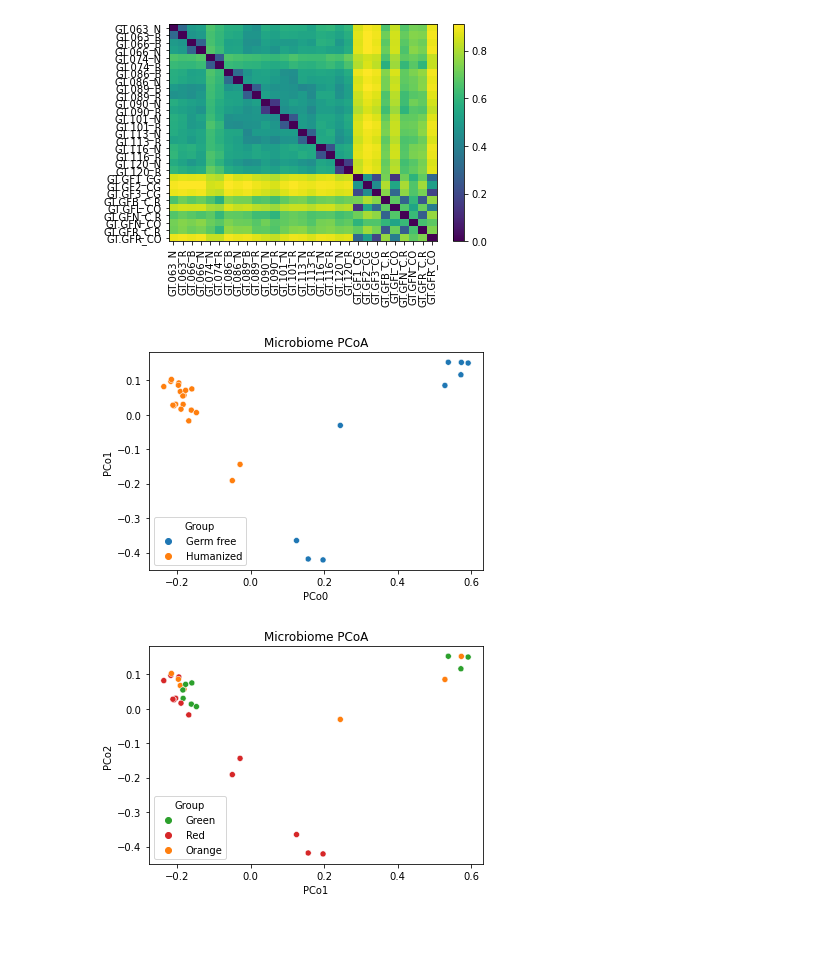
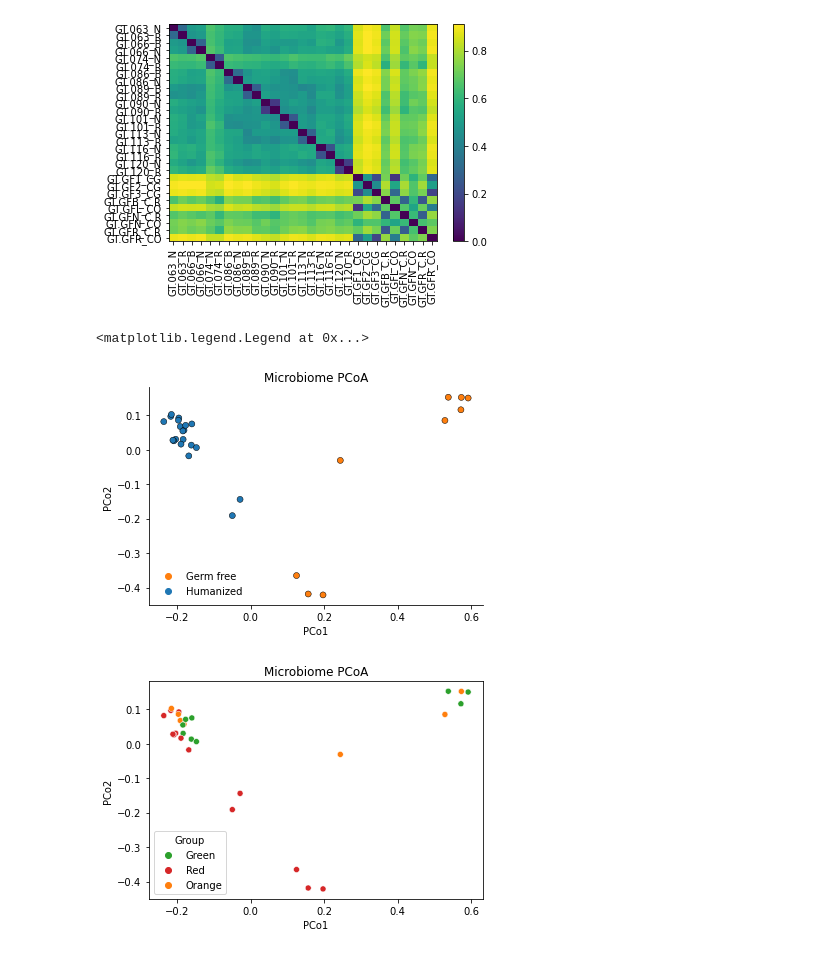
Before and after one commit to sterrettJD/GT-micro-metabo, a Jupyter notebook: analysis/GT_in_plasma.ipynb, the cells around one changed output. Saved outputs shown, nothing was run; the diff lists cells and outputs as text; code cells hidden in the pictures.

```diff
--- a/analysis/GT_in_plasma.ipynb
+++ b/analysis/GT_in_plasma.ipynb
@@ -228,12 +235,15 @@ microbiome_pcoa_u_uni = ordination.pcoa(microbiome_u_uni, number_of_dimensions=3
 # %%
 ax = sns.scatterplot(x=microbiome_pcoa_u_uni.samples["PC1"],
                      y=microbiome_pcoa_u_uni.samples["PC2"],
-                     hue=GF)
-ax.set(xlabel="PCo0", ylabel="PCo1", title="Microbiome PCoA")
-plt.legend(title="Group")
-plt.show()
+                     hue=GF, hue_order=["Germ free", "Humanized"],
+                     palette=["tab:orange","tab:blue"], edgecolor="black")
+ax.set(xlabel="PCo1", ylabel="PCo2", title="Microbiome PCoA")
+ax.spines[["top", "right"]].set_visible(False)
+
+plt.legend(title=None, frameon=False)
 # %% [output]
+<matplotlib.legend.Legend at 0x...>
-[figure, old version]
+[figure, new version]
 # %%
 ax = sns.scatterplot(x="PC1",
                      y="PC2",
```
Also changed, not shown: parts of 78 cells of this notebook.
